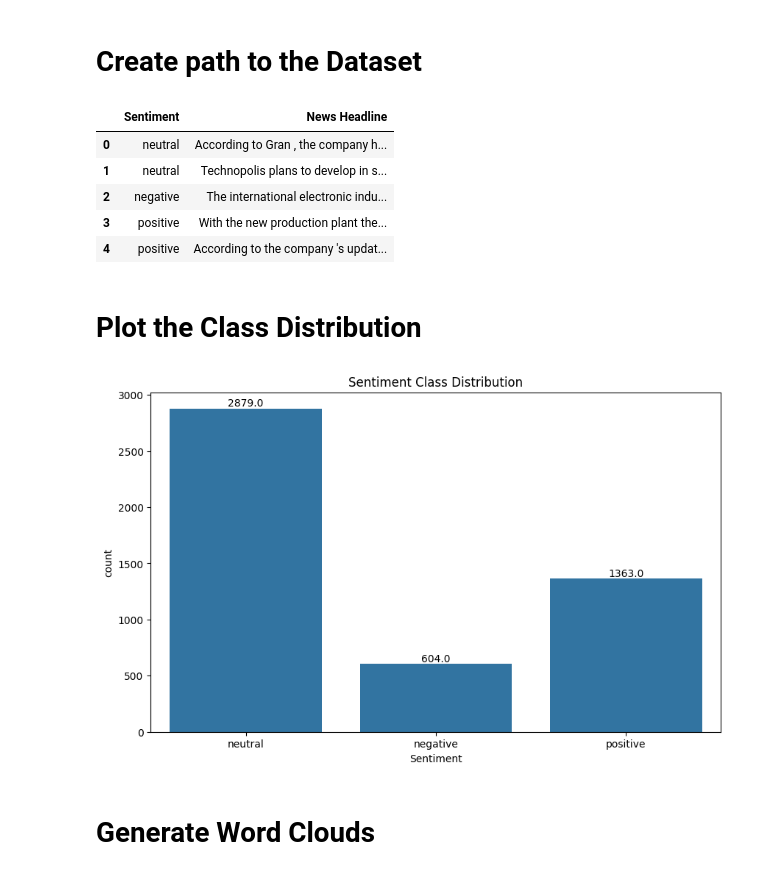
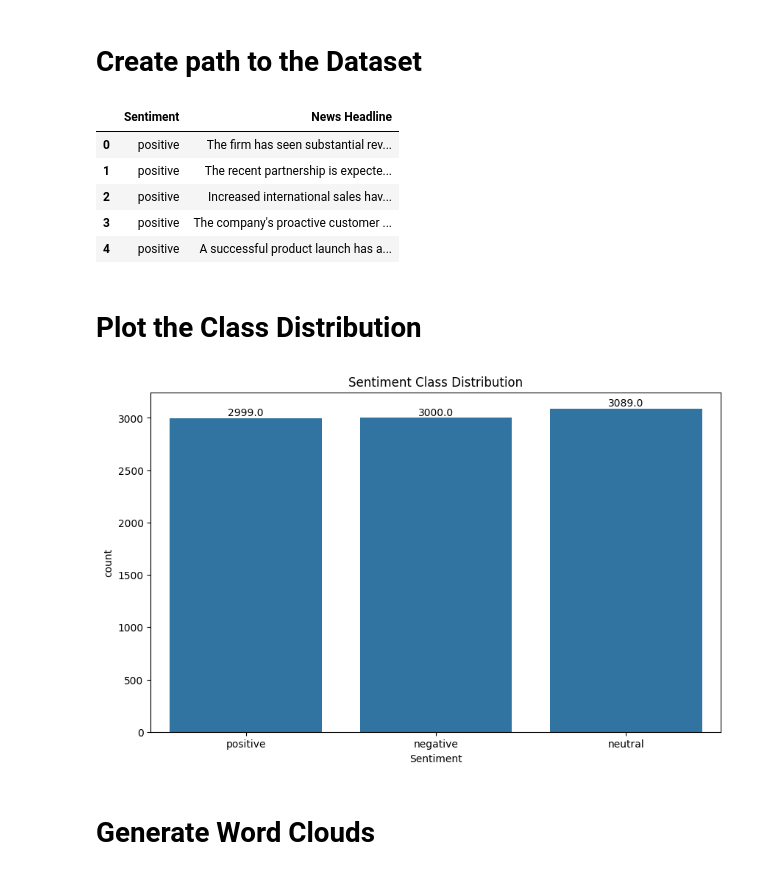
Before and after one commit to kchan139/ml-course-shibainu, a Jupyter notebook: notebooks/assignment_1/exploration.ipynb, the cells around one changed output. Drawn from its saved outputs; the diff is of its cells as text; code cells hidden in the pictures.

```diff
--- a/notebooks/assignment_1/exploration.ipynb
+++ b/notebooks/assignment_1/exploration.ipynb
@@ -20,23 +20,24 @@ from src.visualization.visualize import Visualizer
 # %%
 # Path to the dataset, considering the notebook's location
 dataset_path = os.path.join(project_root, 'dataset', 'raw', 'all-data.csv')
 
 # Load the dataset using DatasetLoader
-loader = DatasetLoader()
-df = loader.load_data(dataset_path)
+# loader = DatasetLoader()
+# df = loader.load_data(dataset_path)
+df = pd.read_csv(dataset_path)
 
 # Clean column names by stripping leading/trailing spaces
 df.columns = df.columns.str.strip()
 
 # Display the first few rows of the dataset
 df.head()
 # %% [output]
 |  | Sentiment | News Headline |
-| 0 | neutral | According to Gran , the company h... |
-| 1 | neutral | Technopolis plans to develop in s... |
-| 2 | negative | The international electronic indu... |
-| 3 | positive | With the new production plant the... |
-| 4 | positive | According to the company 's updat... |
+| 0 | positive | The firm has seen substantial rev... |
+| 1 | positive | The recent partnership is expecte... |
+| 2 | positive | Increased international sales hav... |
+| 3 | positive | The company's proactive customer ... |
+| 4 | positive | A successful product launch has a... |
 # %% [markdown]
 # Plot the Class Distribution
 # %%
@@ -44,7 +45,7 @@ visualizer = Visualizer()
 
 visualizer.plot_class_distribution(df)
 # %% [output]
-[figure, old version]
+[figure, new version]
 # %% [markdown]
 # Generate Word Clouds
 # %%
```
Also changed, not shown: parts of 3 cells of this notebook.
